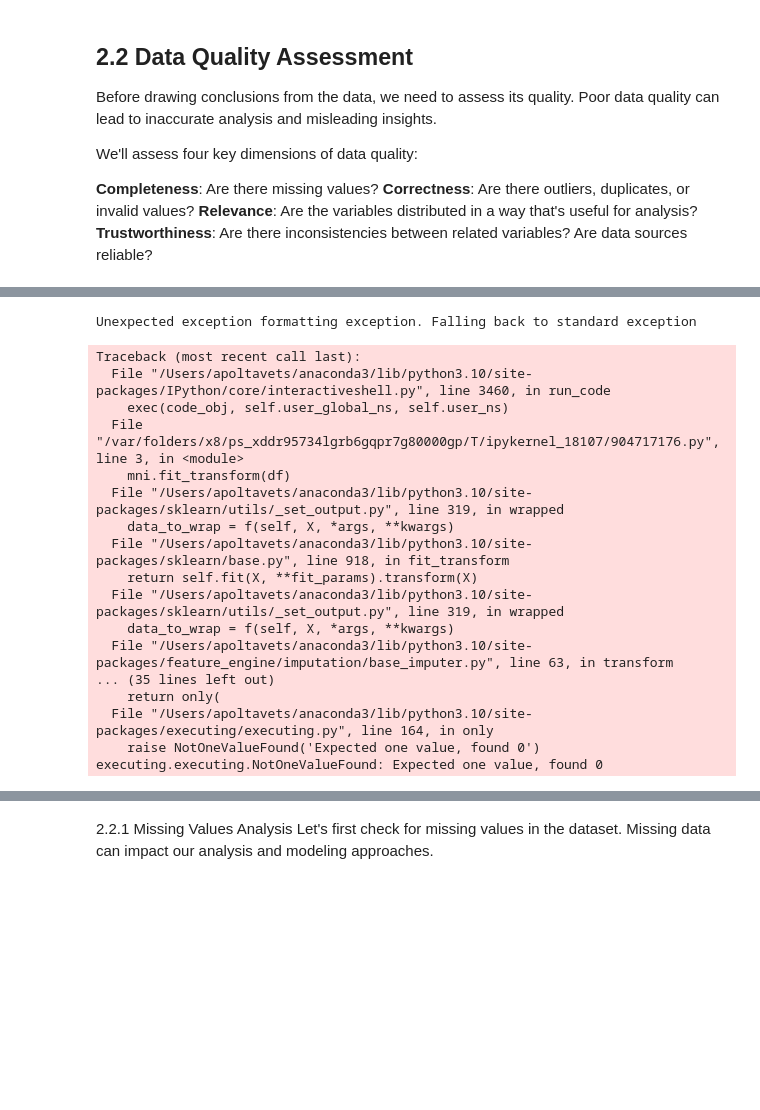
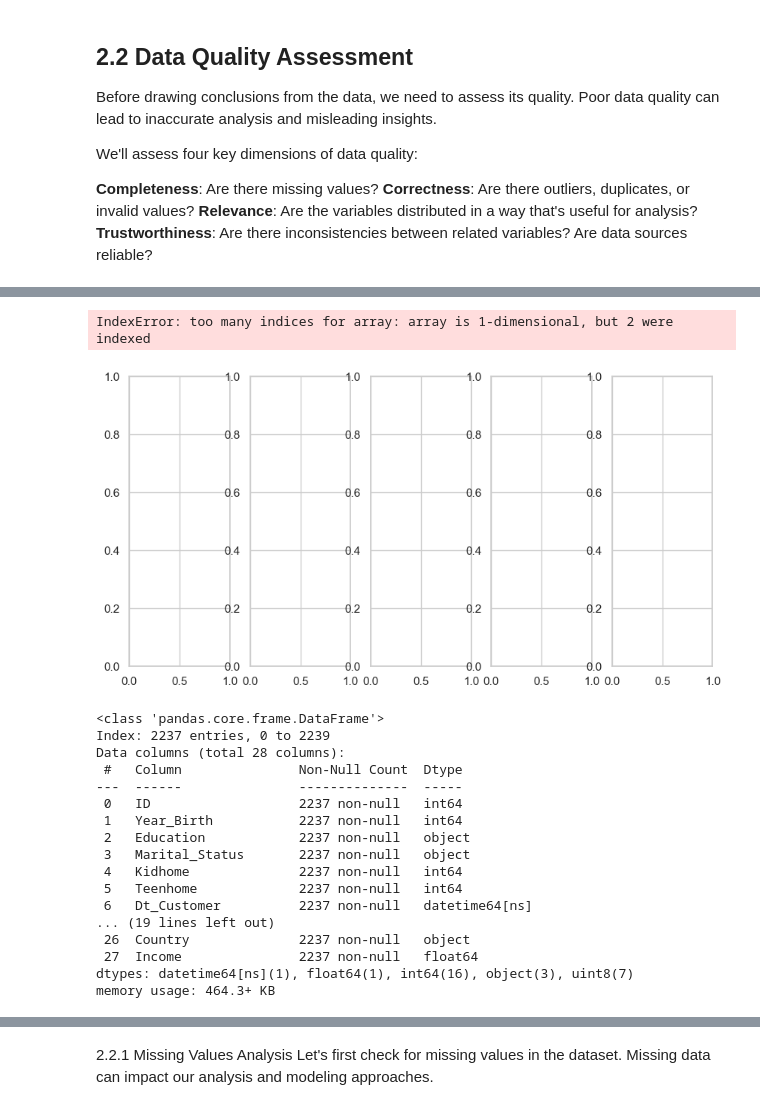
Before and after one commit to annapoltavets/ml-and-engineering-docs, a Jupyter notebook: caltech/module2-statistics/marketing_campaign/Marketing_EDA.ipynb, the cells around one changed output, grey strips where cells are left out. Saved outputs shown, nothing was run; the diff lists cells and outputs as text; code cells hidden in the pictures; blank space fills up the shorter version.

```diff
--- a/caltech/module2-statistics/marketing_campaign/Marketing_EDA.ipynb
+++ b/caltech/module2-statistics/marketing_campaign/Marketing_EDA.ipynb
@@ -240,23 +344,36 @@ print(pd.__version__)
+# %%
+import pandas as pd
+import matplotlib.pyplot as plt
+import seaborn as sns
+
+fig, axes = plt.subplots(ncols=5, figsize=(10,5))
+sns.displot(df['NumDealsPurchases'], ax=axes[0])
+sns.displot(df['NumWebPurchases'], ax=axes[1])
+sns.displot(df['NumCatalogPurchases'], ax=axes[2])
+sns.displot(df['NumStorePurchases'], ax=axes[3])
+sns.displot(df['NumWebVisitsMonth'], ax=axes[4])
+plt.tight_layout()
+plt.show()
+# %% [output]
+IndexError: too many indices for array: array is 1-dimensional, but 2 were indexed
+[figure, added]
 # %%
-from feature_engine.imputation import MeanMedianImputer
-mni = MeanMedianImputer(imputation_method="median")
-mni.fit_transform(df)
+df.info()
 # %% [output]
-Unexpected exception formatting exception. Falling back to standard exception
+<class 'pandas.core.frame.DataFrame'>
+Index: 2237 entries, 0 to 2239
+Data columns (total 28 columns):
+ #   Column               Non-Null Count  Dtype
+---  ------               --------------  -----
+ 0   ID                   2237 non-null   int64
+ 1   Year_Birth           2237 non-null   int64
+ 2   Education            2237 non-null   object
+ 3   Marital_Status       2237 non-null   object
+ 4   Kidhome              2237 non-null   int64
+ 5   Teenhome             2237 non-null   int64
+ 6   Dt_Customer          2237 non-null   datetime64[ns]
+... (19 lines left out)
+ 26  Country              2237 non-null   object
+ 27  Income               2237 non-null   float64
+dtypes: datetime64[ns](1), float64(1), int64(16), object(3), uint8(7)
+memory usage: 464.3+ KB
-Traceback (most recent call last):
-  File "/Users/apoltavets/anaconda3/lib/python3.10/site-packages/IPython/core/interactiveshell.py", line 3460, in run_code
-    exec(code_obj, self.user_global_ns, self.user_ns)
-  File "/var/folders/x8/ps_xddr95734lgrb6gqpr7g80000gp/T/ipykernel_18107/904717176.py", line 3, in <module>
-    mni.fit_transform(df)
-  File "/Users/apoltavets/anaconda3/lib/python3.10/site-packages/sklearn/utils/_set_output.py", line 319, in wrapped
-    data_to_wrap = f(self, X, *args, **kwargs)
-  File "/Users/apoltavets/anaconda3/lib/python3.10/site-packages/sklearn/base.py", line 918, in fit_transform
-    return self.fit(X, **fit_params).transform(X)
-  File "/Users/apoltavets/anaconda3/lib/python3.10/site-packages/sklearn/utils/_set_output.py", line 319, in wrapped
-    data_to_wrap = f(self, X, *args, **kwargs)
-  File "/Users/apoltavets/anaconda3/lib/python3.10/site-packages/feature_engine/imputation/base_imputer.py", line 63, in transform
-... (35 lines left out)
-    return only(
-  File "/Users/apoltavets/anaconda3/lib/python3.10/site-packages/executing/executing.py", line 164, in only
-    raise NotOneValueFound('Expected one value, found 0')
-executing.executing.NotOneValueFound: Expected one value, found 0
```
Also changed, not shown: parts of 34 cells of this notebook.
